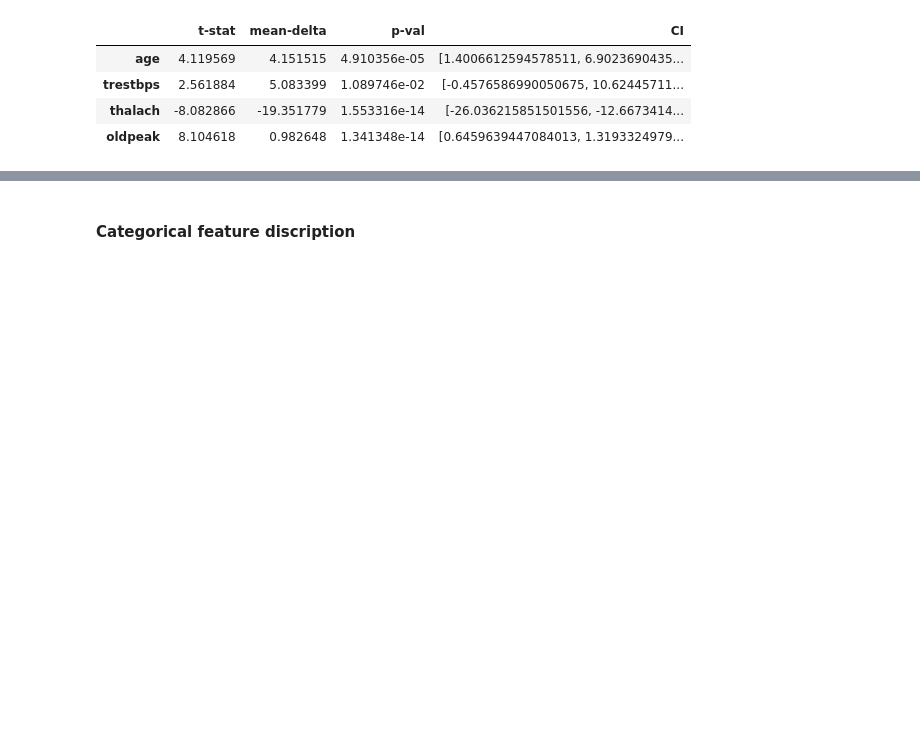
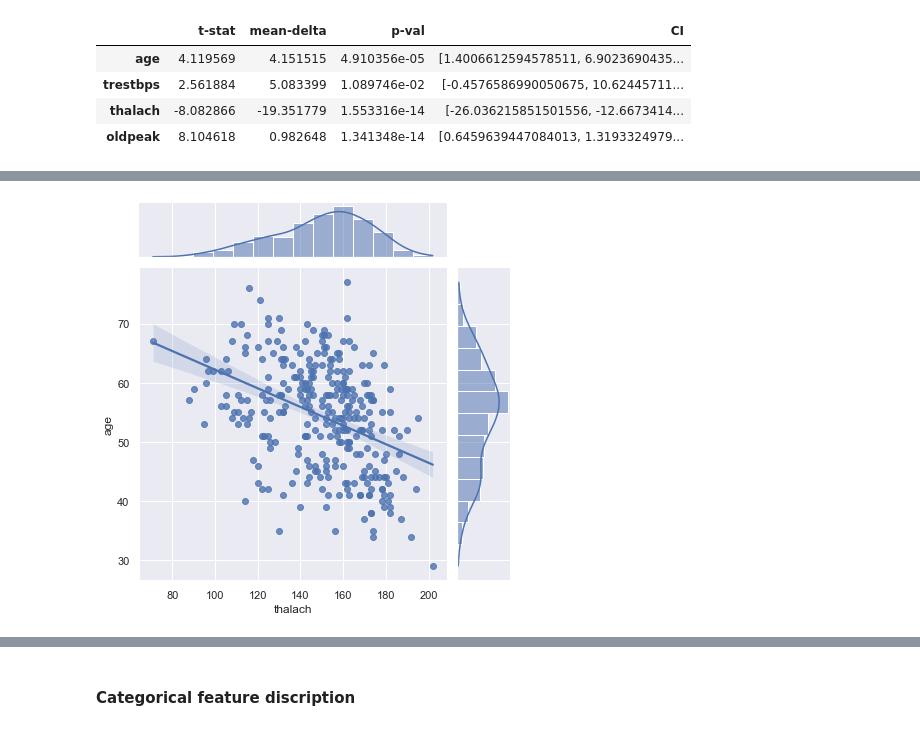
Before and after one commit to barboym/hw_statistics_runi, a Jupyter notebook: HW3/HW3.ipynb, the cells around one changed output, grey strips where cells are left out. Saved outputs shown, nothing was run; the diff lists cells and outputs as text; code cells hidden in the pictures; blank space fills up the shorter version.

```diff
--- a/HW3/HW3.ipynb
+++ b/HW3/HW3.ipynb
@@ -435,0 +439,4 @@ oldpeak oldpeak
+# %%
+sns.jointplot(data = DF, x = 'thalach', y = 'age', ax = axs[0], kind = 'reg');
+# %% [output]
+[figure, added]
```
Also changed, not shown: parts of 10 cells of this notebook.
